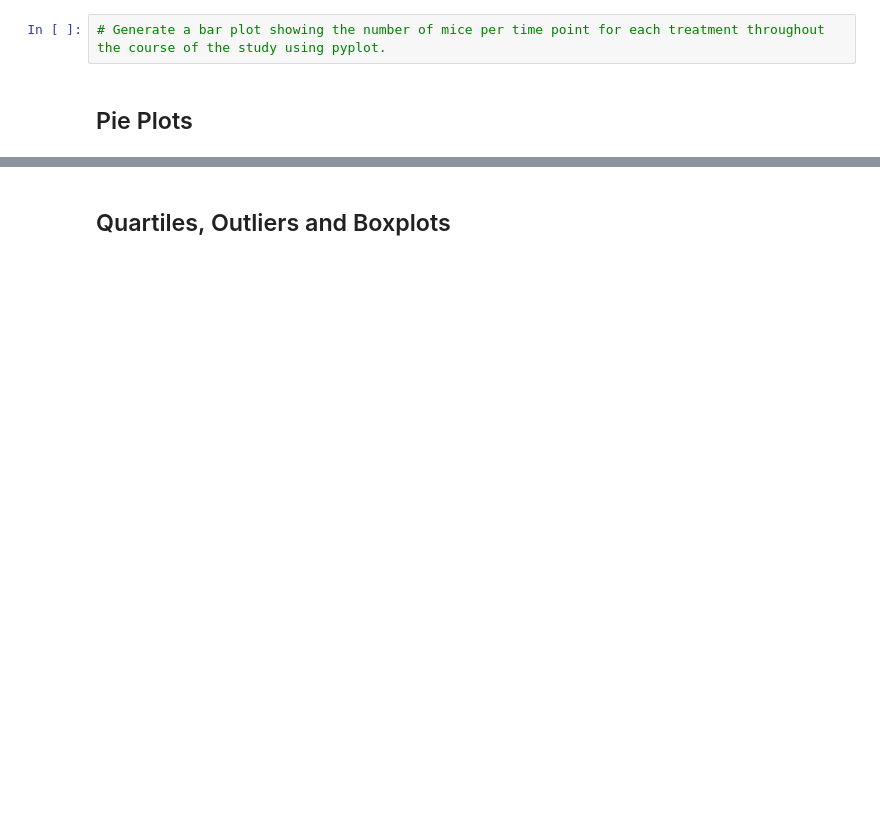
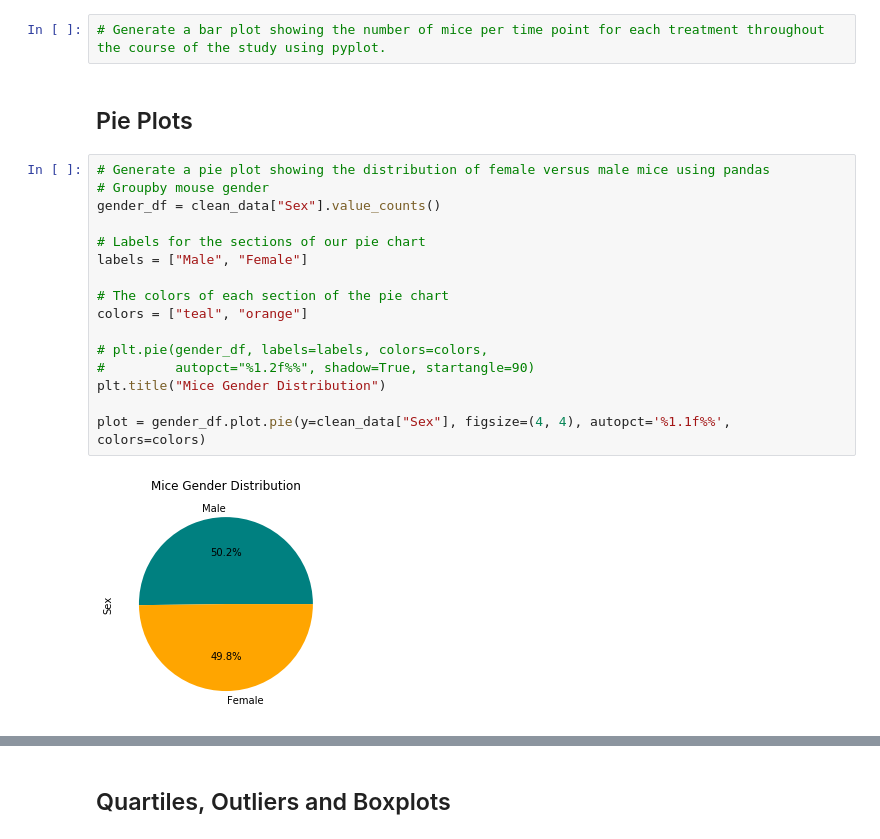
Before and after one commit to joshuadanielp/05-Matplotlib, a Jupyter notebook: Instructions/Pymaceuticals/pymaceuticals_starter.ipynb, the cells around one changed output, grey strips where cells are left out. Saved outputs shown, nothing was run; the diff lists cells and outputs as text; blank space fills up the shorter version.

```diff
--- a/Instructions/Pymaceuticals/pymaceuticals_starter.ipynb
+++ b/Instructions/Pymaceuticals/pymaceuticals_starter.ipynb
@@ -142,4 +130,22 @@ regimen_df.head()
 # Generate a bar plot showing the number of mice per time point for each treatment throughout the course of the study using pyplot.
 # %% [markdown]
 ## Pie Plots
+# %%
+# Generate a pie plot showing the distribution of female versus male mice using pandas
+# Groupby mouse gender
+gender_df = clean_data["Sex"].value_counts()
+
+# Labels for the sections of our pie chart
+labels = ["Male", "Female"]
+
+# The colors of each section of the pie chart
+colors = ["teal", "orange"]
+
+# plt.pie(gender_df, labels=labels, colors=colors,
+#         autopct="%1.2f%%", shadow=True, startangle=90)
+plt.title("Mice Gender Distribution")
+
+plot = gender_df.plot.pie(y=clean_data["Sex"], figsize=(4, 4), autopct='%1.1f%%', colors=colors)
+# %% [output]
+[figure, added]
 # %%
```
Also changed, not shown: parts of 9 cells of this notebook.
